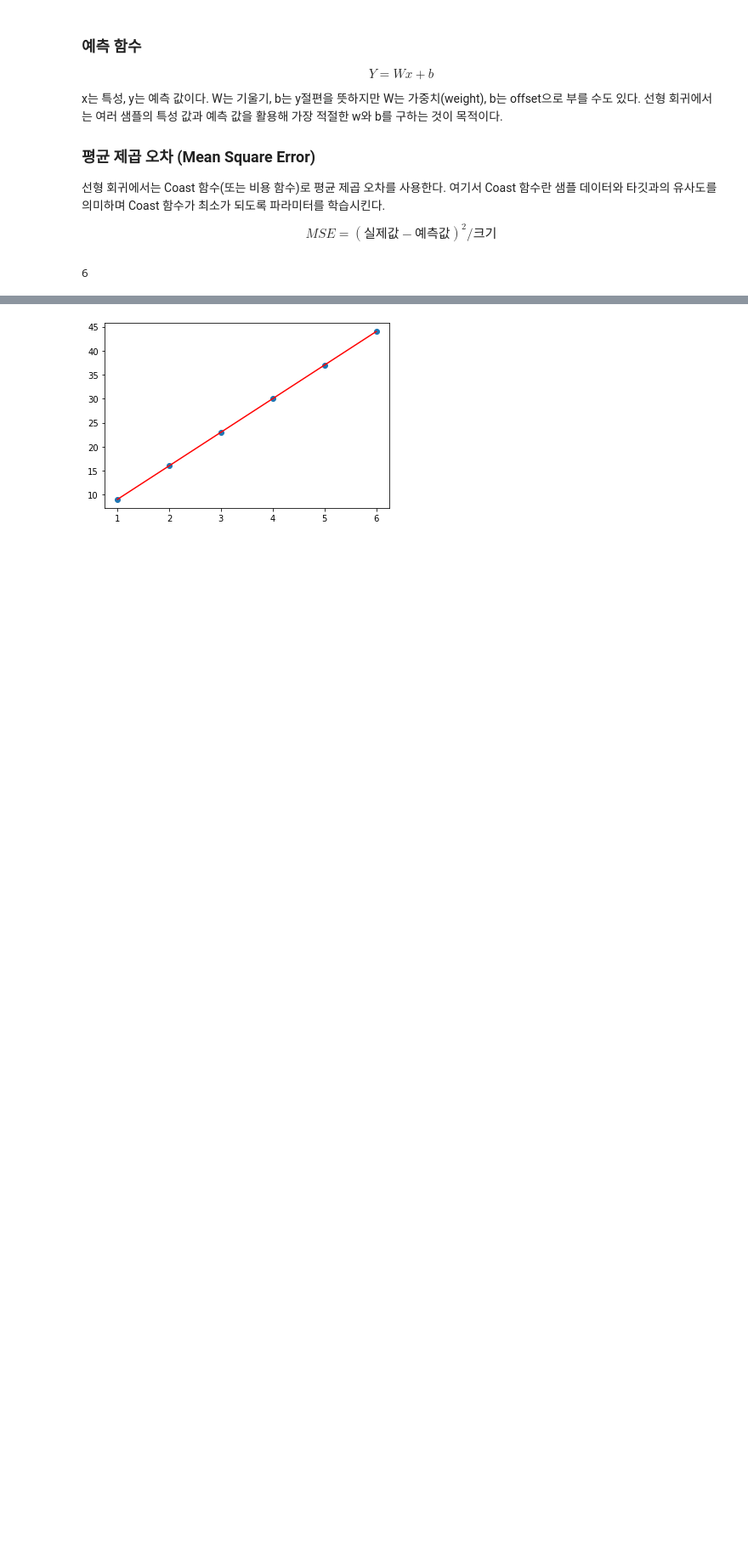
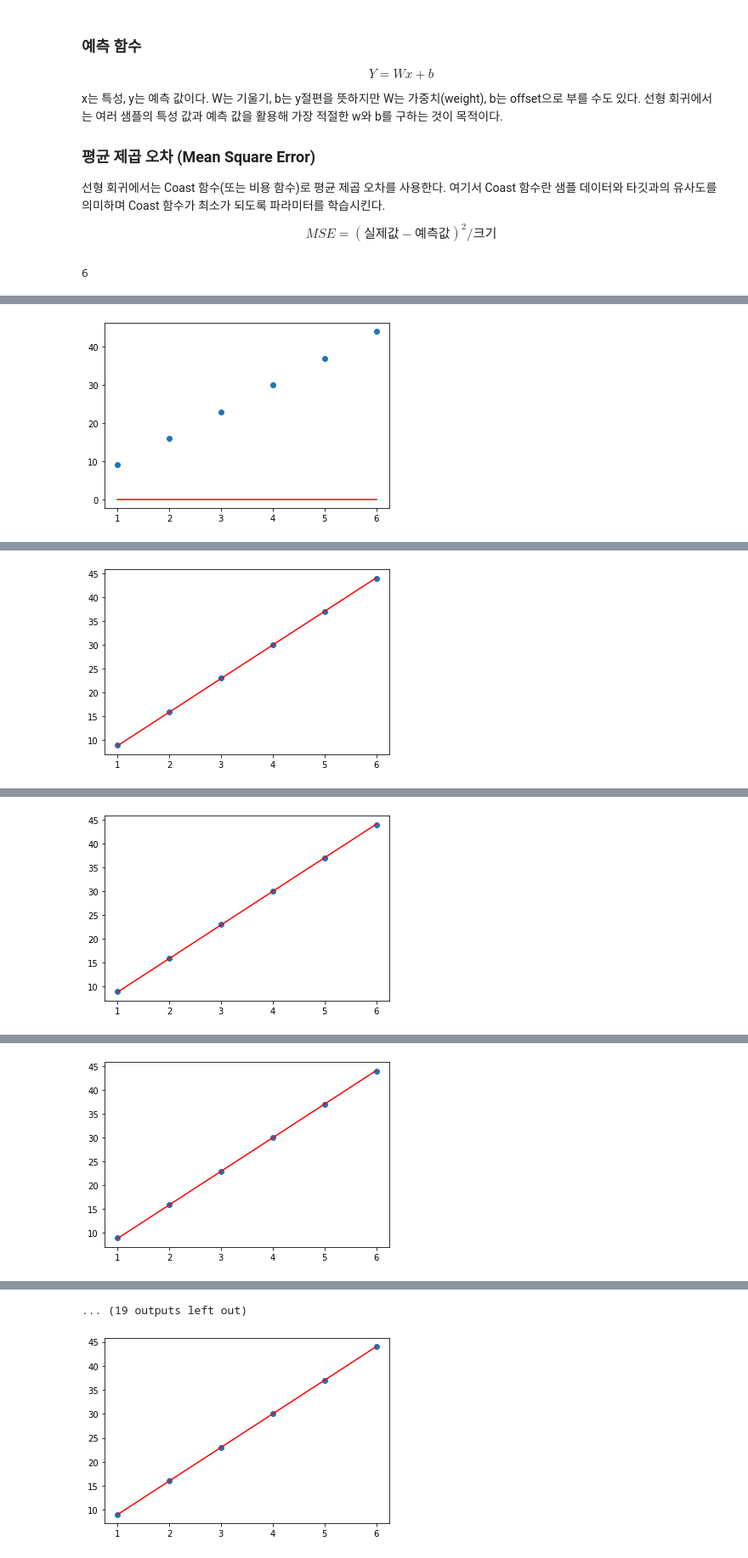
Before and after one commit to Junghoon-choe/ML_Collection, a Jupyter notebook: 02_ML_GradientDescent_ws.ipynb, the cells around one changed output, grey strips where cells are left out. Shown at 85% size. Drawn from its saved outputs; the diff is of its cells as text; code cells hidden in the pictures; blank space fills up the shorter version.

```diff
--- a/02_ML_GradientDescent_ws.ipynb
+++ b/02_ML_GradientDescent_ws.ipynb
@@ -39,19 +40,29 @@ for epoch in range(num_epoch):
 
     # 얼마나 예측을 잘 했는지에 대한 정량화된 값을 구한다. MSE(pred_Y)**2
     # 예측값(H(x))과 실제값을 넣어준다.
-    #loss = np.abs(y_predict - Y).mean()
     loss = ((y_predict - Y)**2).mean()
 
-    if loss<0.0001 : # 0에 가까워 지면 반복문을 나옴.
+    # loss가 0에 가까워 지면 반복문을 나옴.
+    if loss<0.0001 :
         break
     else:
         # 계속적으로 학습을 진행하는데 w, b값을 업데이트 해준다는 의미이다.
-        # 간격을 점점 좁혀준다  한다.
+        # 간격을 점점 좁혀준다.
+        # 하이퍼 파라미터 learning_rate
         W = W-learning_rate*((y_predict - Y)*X).mean()
-        b = b-learning_rate*(y_predict - Y).mean() # 하이퍼 파라미터 learning_rate
 
+        b = b-learning_rate*(y_predict - Y).mean()
+
+        # 에폭시를 100으로 잘라내어서 잘 할당되는지 알아본다.
         if epoch % 100 == 0:
             print(f'epoch = {epoch:5}, w = {W: .3f}, b = {b: .3f}, loss = {loss:.3f}')
+
+            # 실제 값을 그려본다. > 파란 점
+            plt.scatter(X,Y)
+
+            # 예측 값을 그려본다 > 빨간선
+            plt.plot(X,y_predict, c='r')
+            plt.show()
 '''
 경사하강법을 이용해서
 아래와 같은 결과가 도출되도록 코드를 완성하세요!!
@@ -74,0 +76 @@ result :
+[figure, added]
@@ -74,0 +78 @@ result :
+[figure, added]
@@ -74,0 +80 @@ result :
+[figure, added]
@@ -74,0 +82 @@ result :
+[figure, added]
@@ -75 +87,2 @@ result :
+... (19 outputs left out)
 # %%
```
Also changed, not shown: parts of 3 cells of this notebook, 4 other files.
